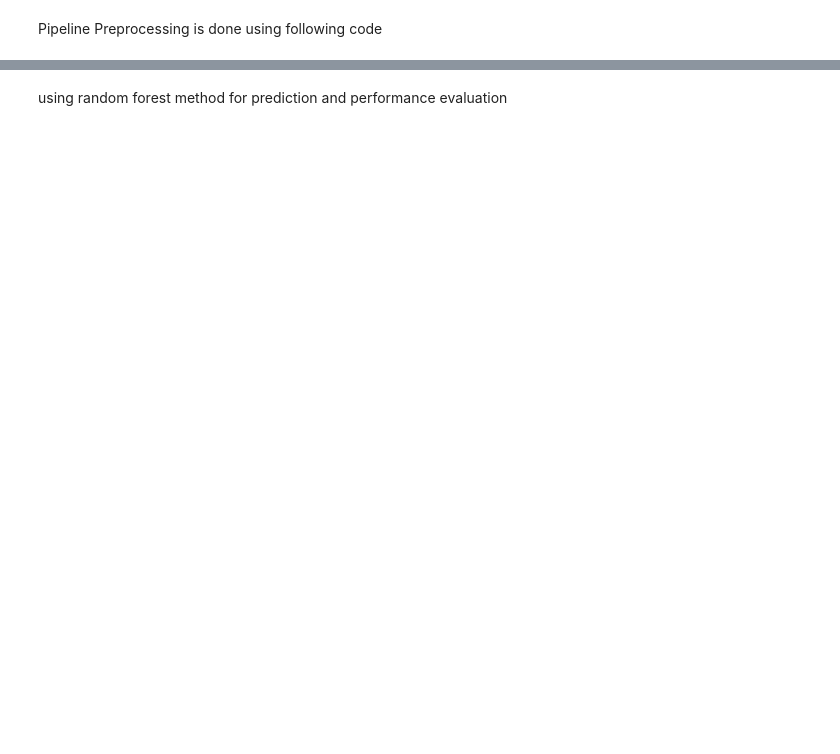
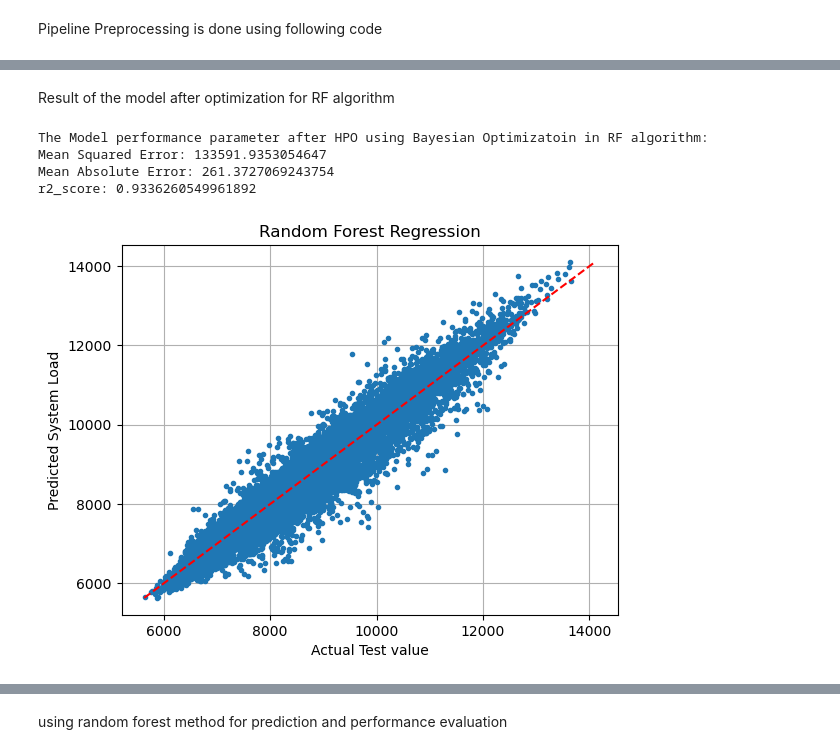
Before and after one commit to COSC5557/pipeline-optimization-Sanjeeb-PL, a Jupyter notebook: pipeline_optimization.ipynb, the cells around one changed output, grey strips where cells are left out. Drawn from its saved outputs; the diff is of its cells as text; code cells hidden in the pictures; blank space fills up the shorter version.

Commit message:
report and code modified for preprocessing HPO

```diff
--- a/pipeline_optimization.ipynb
+++ b/pipeline_optimization.ipynb
@@ -290,0 +523,53 @@ OrderedDict({'regressor__activation': 'relu', 'regressor__alpha': 2.114217751084
+# %%
+# performing the preprocessing with the best values after HPO for preprocessing
+numeric_transformer = Pipeline(steps=[
+    ('imputer', SimpleImputer(strategy=best_num_imputer_strategy)),
+    ('scaler', StandardScaler() if best_num_scaler == 'StandardScaler' else MinMaxScaler())
+])
+
+categorical_transformer = Pipeline(steps=[
+    ('imputer', SimpleImputer(strategy=best_cat_imputer_strategy)),
+    ('onehot', OneHotEncoder(handle_unknown=best_cat_encoder_handle_unknown))
+])
+
+preprocessor = ColumnTransformer(
+    transformers=[
+        ('num', numeric_transformer, numeric_features),
+        ('cat', categorical_transformer, categorical_features)
+    ])
+
+regr = RandomForestRegressor()
+pipeline = Pipeline(steps=[
+    ('preprocessor', preprocessor),
+    ('regressor', regr)
+])
+
+pipeline.fit(X_train, y_train)
+
+y_pred = pipeline.predict(X_test)
+accuracy = r2_score(y_test, y_pred)
+# %% [markdown]
+Result of the model after optimization for RF algorithm
+# %%
+R2_score = r2_score(y_test, y_pred)
+mae = mean_absolute_error(y_test, y_pred)
+mse = mean_squared_error(y_test, y_pred)
+
+print("The Model performance parameter after HPO using Bayesian Optimizatoin in RF algorithm:")
+print("Mean Squared Error:", mse)
+print("Mean Absolute Error:", mae)
+print("r2_score:", R2_score)
+
+plt.plot(y_pred,y_test, '.')
+plt.plot([min(y_test), max(y_test)], [min(y_test), max(y_test)], color='red', linestyle='--', label='Perfect fit')
+plt.title('Random Forest Regression')
+plt.xlabel('Actual Test value')
+plt.ylabel('Predicted System Load')
+plt.grid(True)
+plt.show()
+# %% [output]
+The Model performance parameter after HPO using Bayesian Optimizatoin in RF algorithm:
+Mean Squared Error: 133591.9353054647
+Mean Absolute Error: 261.3727069243754
+r2_score: 0.9336260549961892
+[figure, added]
```
Also changed, not shown: parts of 25 cells of this notebook, 1 other file.
